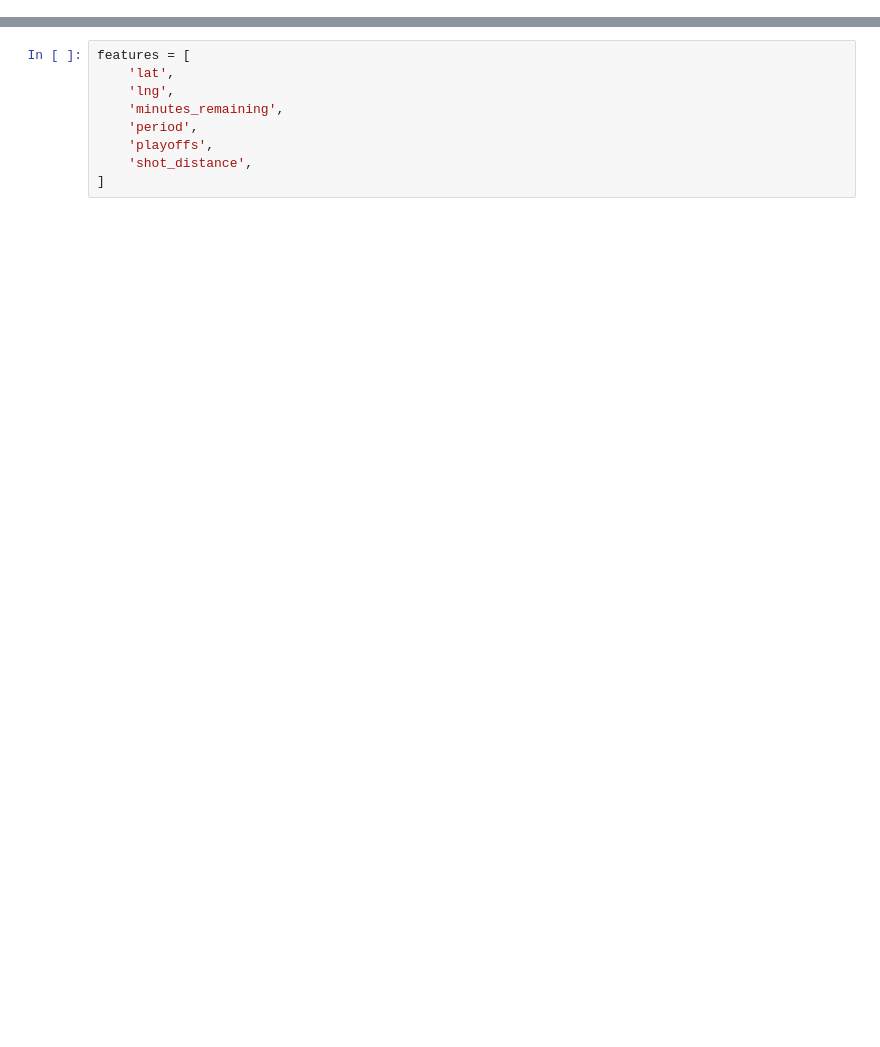
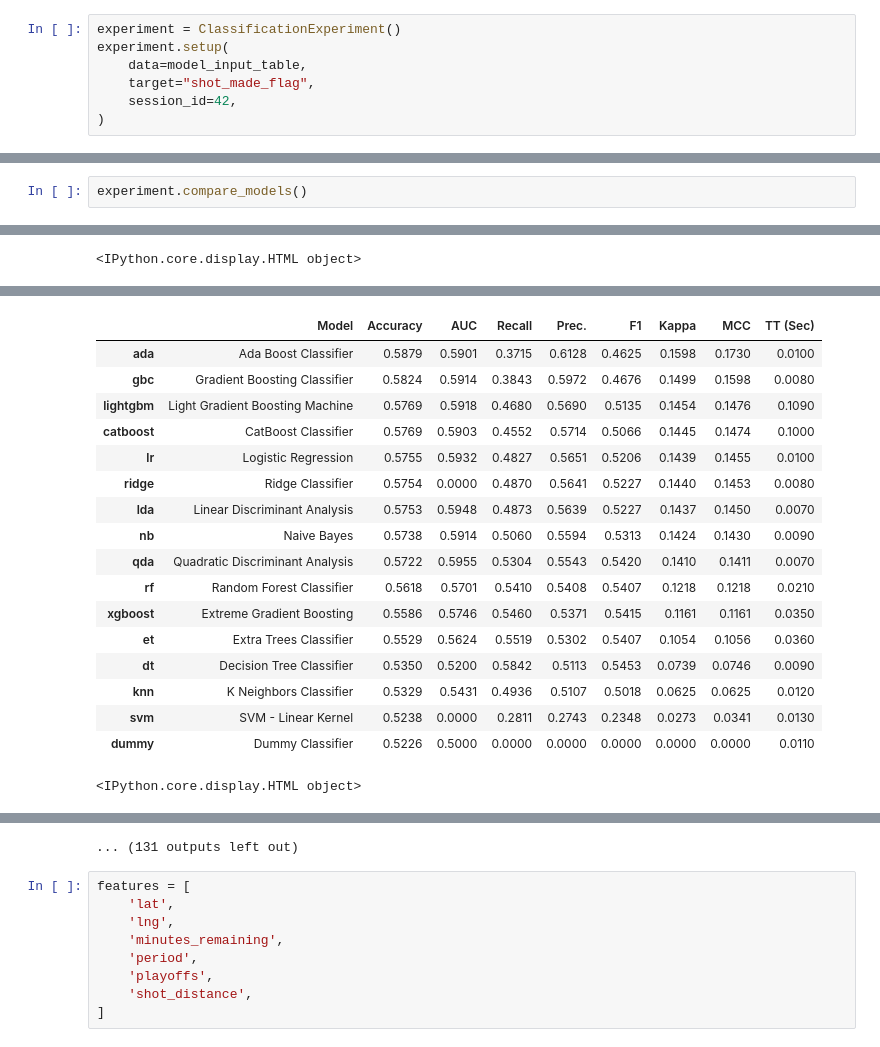
Before and after one commit to thealexandrelara/project-infnet-engenharia-de-machine-learning, a Jupyter notebook: notebooks/model_training.ipynb, the cells around one changed output, grey strips where cells are left out. Cells and saved outputs as stored; diff of their text form; blank space fills up the shorter version.

```diff
--- a/notebooks/model_training.ipynb
+++ b/notebooks/model_training.ipynb
@@ -49,3 +51,10 @@ df.head()
 | 3 | 33.8693 | -118.1318 | 6 | 1 | 0 | 22 | 0 |
 | 4 | 34.0443 | -118.2698 | 6 | 2 | 0 | 0 | 1 |
 | 5 | 34.0553 | -118.4148 | 9 | 3 | 0 | 14 | 0 |
+# %%
+experiment = ClassificationExperiment()
+experiment.setup(
+    data=model_input_table,
+    target="shot_made_flag",
+    session_id=42,
+)
@@ -51,0 +96,3 @@ df.head()
+# %%
+experiment.compare_models()
+# %% [output]
@@ -51,0 +100 @@ df.head()
+<IPython.core.display.HTML object>
@@ -51,0 +102,18 @@ df.head()
+|  | Model | Accuracy | AUC | Recall | Prec. | F1 | Kappa | MCC | TT (Sec) |
+| ada | Ada Boost Classifier | 0.5879 | 0.5901 | 0.3715 | 0.6128 | 0.4625 | 0.1598 | 0.1730 | 0.0100 |
+| gbc | Gradient Boosting Classifier | 0.5824 | 0.5914 | 0.3843 | 0.5972 | 0.4676 | 0.1499 | 0.1598 | 0.0080 |
+| lightgbm | Light Gradient Boosting Machine | 0.5769 | 0.5918 | 0.4680 | 0.5690 | 0.5135 | 0.1454 | 0.1476 | 0.1090 |
+| catboost | CatBoost Classifier | 0.5769 | 0.5903 | 0.4552 | 0.5714 | 0.5066 | 0.1445 | 0.1474 | 0.1000 |
+| lr | Logistic Regression | 0.5755 | 0.5932 | 0.4827 | 0.5651 | 0.5206 | 0.1439 | 0.1455 | 0.0100 |
+| ridge | Ridge Classifier | 0.5754 | 0.0000 | 0.4870 | 0.5641 | 0.5227 | 0.1440 | 0.1453 | 0.0080 |
+| lda | Linear Discriminant Analysis | 0.5753 | 0.5948 | 0.4873 | 0.5639 | 0.5227 | 0.1437 | 0.1450 | 0.0070 |
+| nb | Naive Bayes | 0.5738 | 0.5914 | 0.5060 | 0.5594 | 0.5313 | 0.1424 | 0.1430 | 0.0090 |
+| qda | Quadratic Discriminant Analysis | 0.5722 | 0.5955 | 0.5304 | 0.5543 | 0.5420 | 0.1410 | 0.1411 | 0.0070 |
+| rf | Random Forest Classifier | 0.5618 | 0.5701 | 0.5410 | 0.5408 | 0.5407 | 0.1218 | 0.1218 | 0.0210 |
+| xgboost | Extreme Gradient Boosting | 0.5586 | 0.5746 | 0.5460 | 0.5371 | 0.5415 | 0.1161 | 0.1161 | 0.0350 |
+| et | Extra Trees Classifier | 0.5529 | 0.5624 | 0.5519 | 0.5302 | 0.5407 | 0.1054 | 0.1056 | 0.0360 |
+| dt | Decision Tree Classifier | 0.5350 | 0.5200 | 0.5842 | 0.5113 | 0.5453 | 0.0739 | 0.0746 | 0.0090 |
+| knn | K Neighbors Classifier | 0.5329 | 0.5431 | 0.4936 | 0.5107 | 0.5018 | 0.0625 | 0.0625 | 0.0120 |
+| svm | SVM - Linear Kernel | 0.5238 | 0.0000 | 0.2811 | 0.2743 | 0.2348 | 0.0273 | 0.0341 | 0.0130 |
+| dummy | Dummy Classifier | 0.5226 | 0.5000 | 0.0000 | 0.0000 | 0.0000 | 0.0000 | 0.0000 | 0.0110 |
+<IPython.core.display.HTML object>
@@ -52,3 +127,4 @@ df.head()
+... (131 outputs left out)
 # %%
 features = [
     'lat',
```
Also changed, not shown: parts of 9 cells of this notebook, 3 other files.
